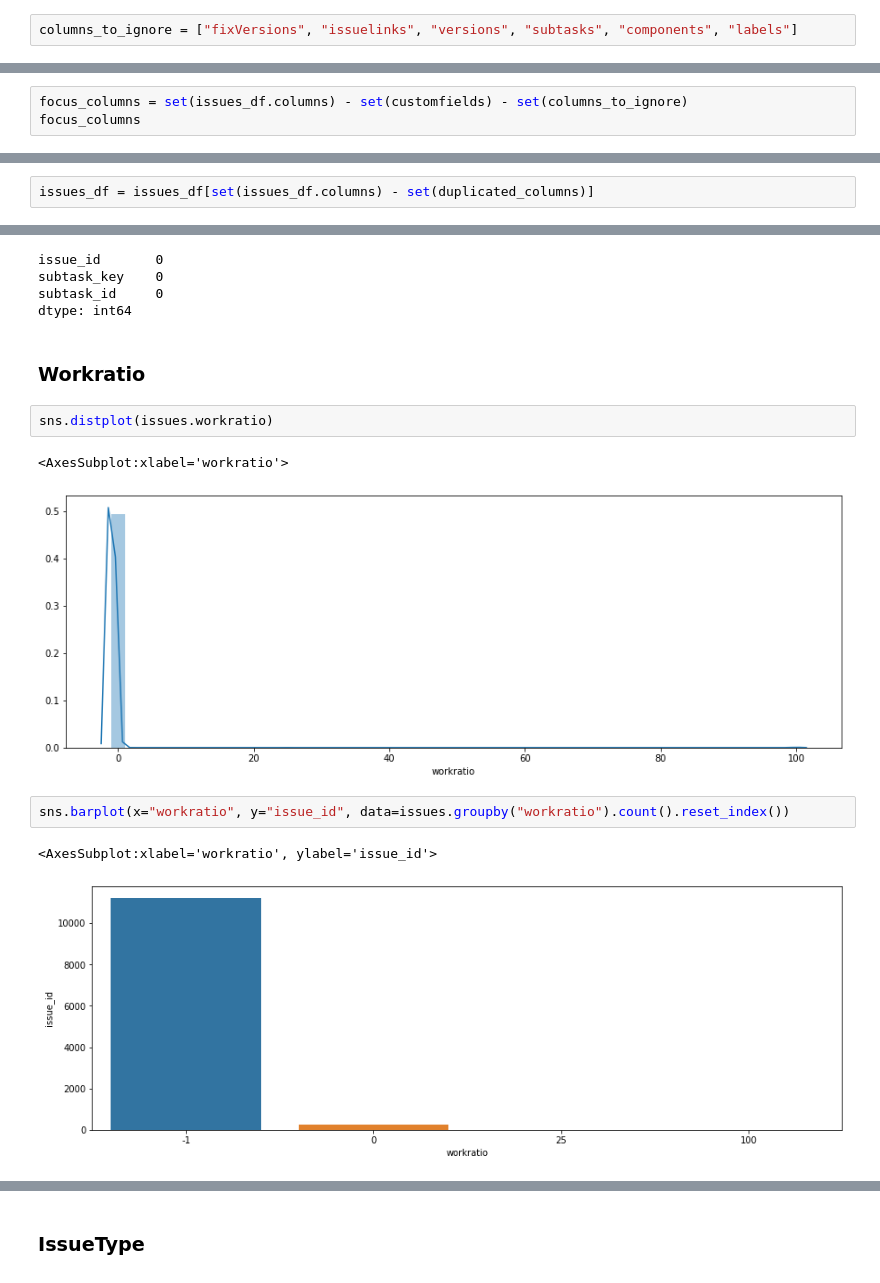
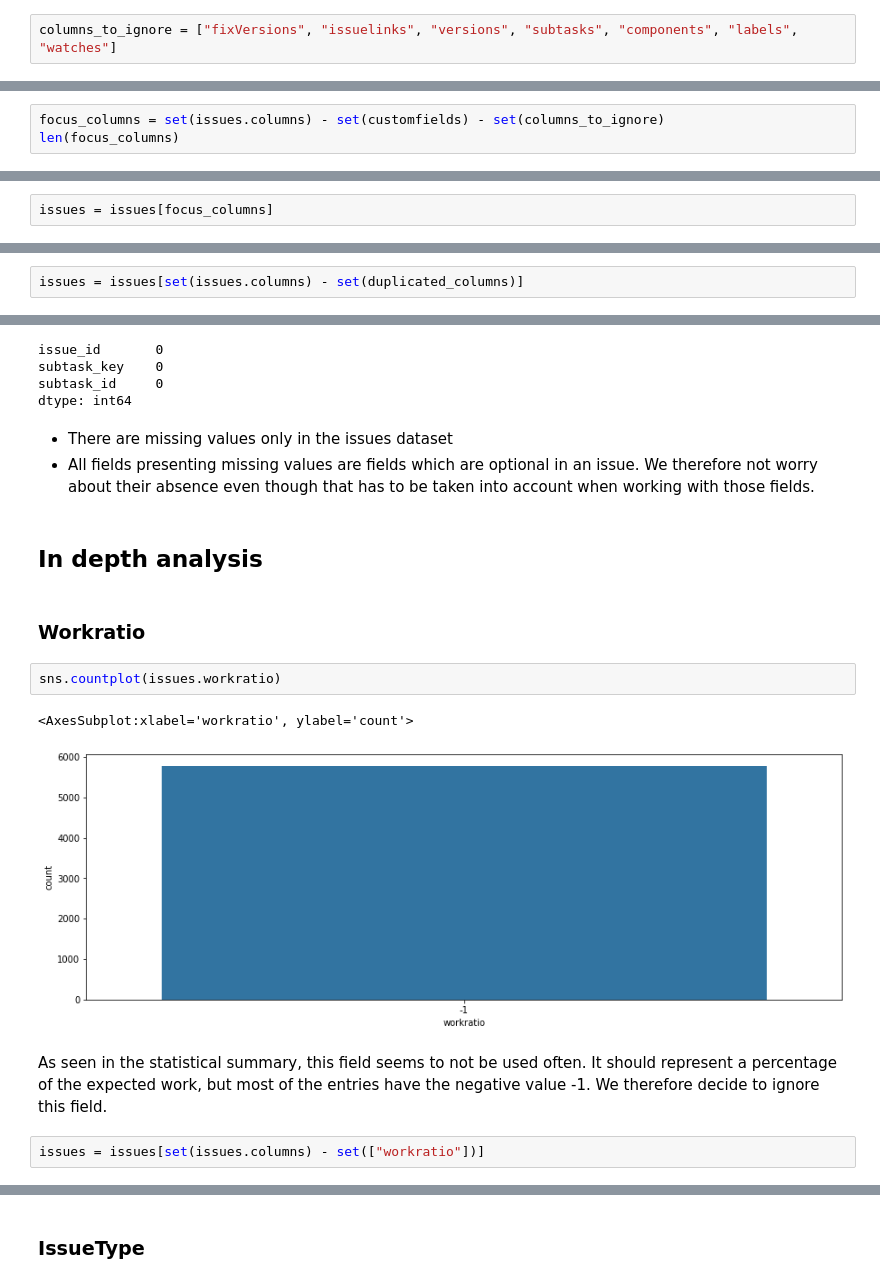
Before and after one commit to IncioMan/Continuous-Integration-metrics-for-post-release-bugs-prediction, a Jupyter notebook: notebooks/analysis/Jira_issue_analysis.ipynb, the cells around one changed output, grey strips where cells are left out. Saved outputs shown, nothing was run; the diff lists cells and outputs as text.

Commit message:
more jira analysis

```diff
--- a/notebooks/analysis/Jira_issue_analysis.ipynb
+++ b/notebooks/analysis/Jira_issue_analysis.ipynb
@@ -201,5 +208,5 @@ Name: customfield_11631, dtype: int64
 By filtering only customfields with more than 1 unique value and less unique values than the number of issues we obtained 4 to further analyze.
 The three customfields which have been analysed did not clearly show their meaning and are therefore not included in the analysis.
 # %%
-columns_to_ignore = ["fixVersions", "issuelinks", "versions", "subtasks", "components", "labels"]
+columns_to_ignore = ["fixVersions", "issuelinks", "versions", "subtasks", "components", "labels", "watches"]
 # %% [markdown]
@@ -207,4 +214,4 @@ We also ignore the columns containing complex objects and which we have mapped t
 # %%
-focus_columns = set(issues_df.columns) - set(customfields) - set(columns_to_ignore)
-focus_columns
+focus_columns = set(issues.columns) - set(customfields) - set(columns_to_ignore)
+len(focus_columns)
 # %% [output]
@@ -232 +221,3 @@ issues_df = issues_df[focus_columns]
+# %%
+issues = issues[focus_columns]
 # %%
@@ -266,7 +257,7 @@ We therefore safely remove one of each columns and keep the one in the more huma
 # %%
 duplicated_columns = ["issuetype", "assignee_key", "creator_key", "resolution", "priority", "reporter_key", "resolution_id"]
 # %%
-issues_df = issues_df[set(issues_df.columns) - set(duplicated_columns)]
+issues = issues[set(issues.columns) - set(duplicated_columns)]
 # %%
 fixversions.describe()
 # %% [output]
@@ -366,15 +356,19 @@ issue_id       0
 subtask_key    0
 subtask_id     0
 dtype: int64
+# %% [markdown]
+* There are missing values only in the issues dataset
+* All fields presenting missing values are fields which are optional in an issue. We therefore not worry about their absence even though that has to be taken into account when working with those fields.
+# %% [markdown]
+## In depth analysis
 # %% [markdown]
 ### Workratio
 # %%
-sns.distplot(issues.workratio)
+sns.countplot(issues.workratio)
 # %% [output]
-<AxesSubplot:xlabel='workratio'>
+<AxesSubplot:xlabel='workratio', ylabel='count'>
-[figure, old version]
+[figure, new version]
-# %%
-sns.barplot(x="workratio", y="issue_id", data=issues.groupby("workratio").count().reset_index())
-# %% [output]
-<AxesSubplot:xlabel='workratio', ylabel='issue_id'>
-[figure, removed]
+# %% [markdown]
+As seen in the statistical summary, this field seems to not be used often. It should represent a percentage of the expected work, but most of the entries have the negative value -1. We therefore decide to ignore this field.
+# %%
+issues = issues[set(issues.columns) - set(["workratio"])]
```
Also changed, not shown: parts of 86 cells of this notebook.
